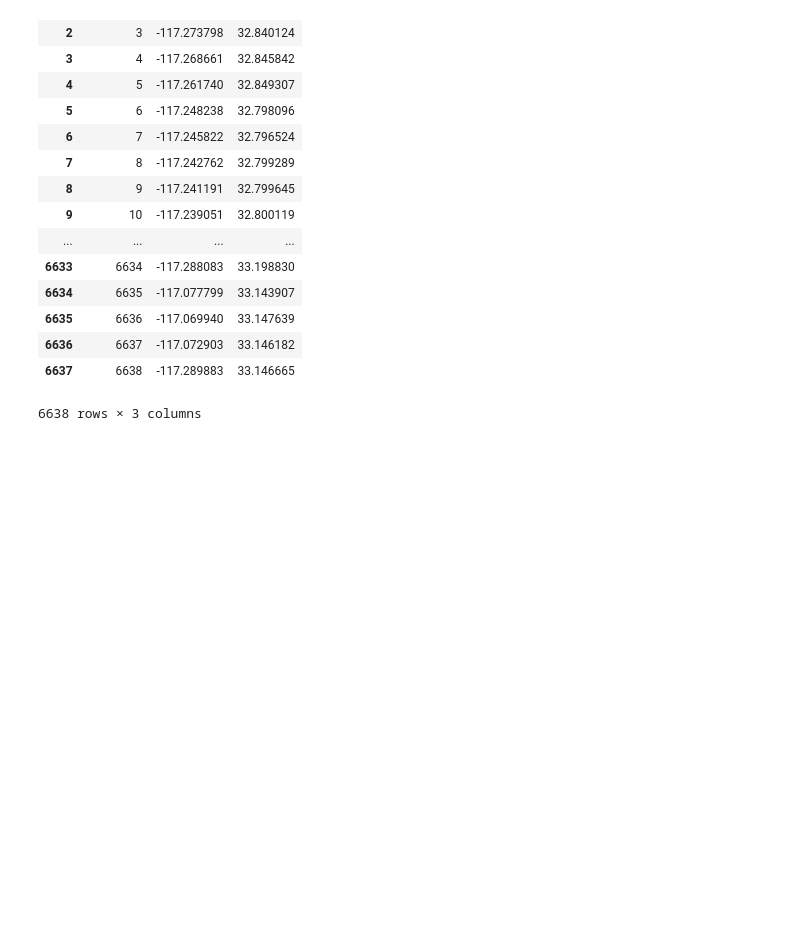
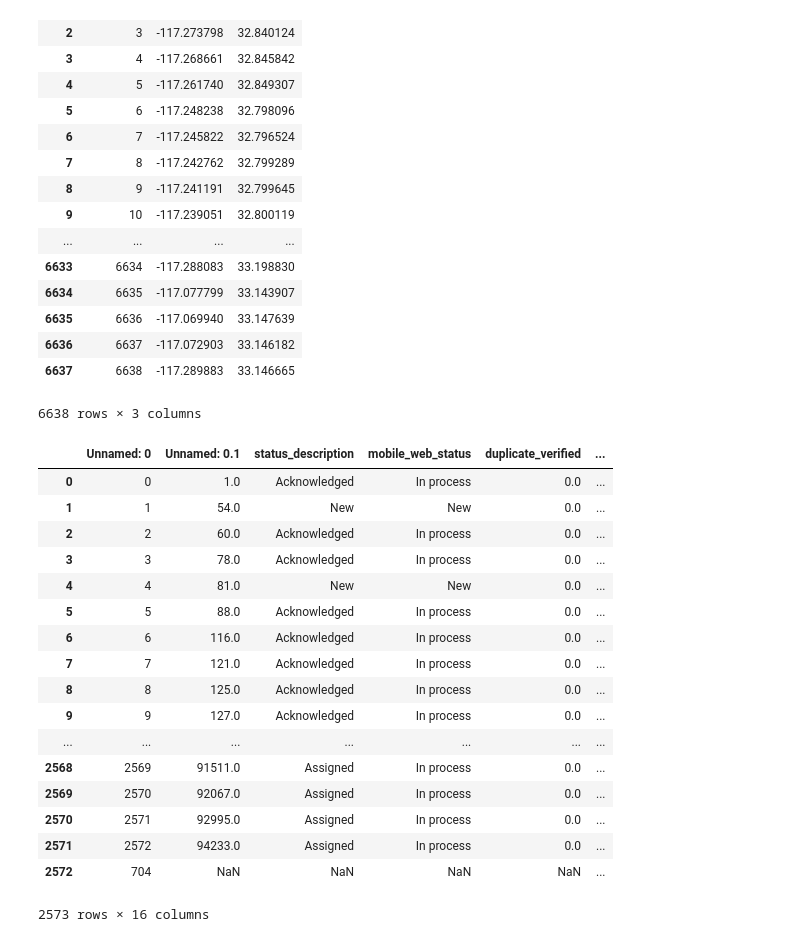
Before and after one commit to mac011/Pr_087, a Jupyter notebook: python_notebooks/Lee+Anne.ipynb, the cells around one changed output. Saved outputs shown, nothing was run; the diff lists cells and outputs as text; code cells hidden in the pictures; blank space fills up the shorter version.

Commit message:
combined city pothole data

```diff
--- a/python_notebooks/Lee+Anne.ipynb
+++ b/python_notebooks/Lee+Anne.ipynb
@@ -82,0 +59,30 @@ df.to_csv('clean_bus_stops.csv')
+# %%
+#combining data sets 0-2572
+
+#upload data
+csvfile='../clean_data/0-2400.csv'
+df1= pd.read_csv(csvfile)
+
+csvfile='../clean_data/2400-2572.csv'
+df2= pd.read_csv(csvfile)
+# %%
+df1
+# %% [output]
+|  | Unnamed: 0 | Unnamed: 0.1 | status_description | mobile_web_status | duplicate_verified | ... |
+| 0 | 0 | 1.0 | Acknowledged | In process | 0.0 | ... |
+| 1 | 1 | 54.0 | New | New | 0.0 | ... |
+| 2 | 2 | 60.0 | Acknowledged | In process | 0.0 | ... |
+| 3 | 3 | 78.0 | Acknowledged | In process | 0.0 | ... |
+| 4 | 4 | 81.0 | New | New | 0.0 | ... |
+| 5 | 5 | 88.0 | Acknowledged | In process | 0.0 | ... |
+| 6 | 6 | 116.0 | Acknowledged | In process | 0.0 | ... |
+| 7 | 7 | 121.0 | Acknowledged | In process | 0.0 | ... |
+| 8 | 8 | 125.0 | Acknowledged | In process | 0.0 | ... |
+| 9 | 9 | 127.0 | Acknowledged | In process | 0.0 | ... |
+| ... | ... | ... | ... | ... | ... | ... |
+| 2568 | 2569 | 91511.0 | Assigned | In process | 0.0 | ... |
+| 2569 | 2570 | 92067.0 | Assigned | In process | 0.0 | ... |
+| 2570 | 2571 | 92995.0 | Assigned | In process | 0.0 | ... |
+| 2571 | 2572 | 94233.0 | Assigned | In process | 0.0 | ... |
+| 2572 | 704 | NaN | NaN | NaN | NaN | ... |
+2573 rows × 16 columns
```
Also changed, not shown: parts of 9 cells of this notebook, 3 other files.
